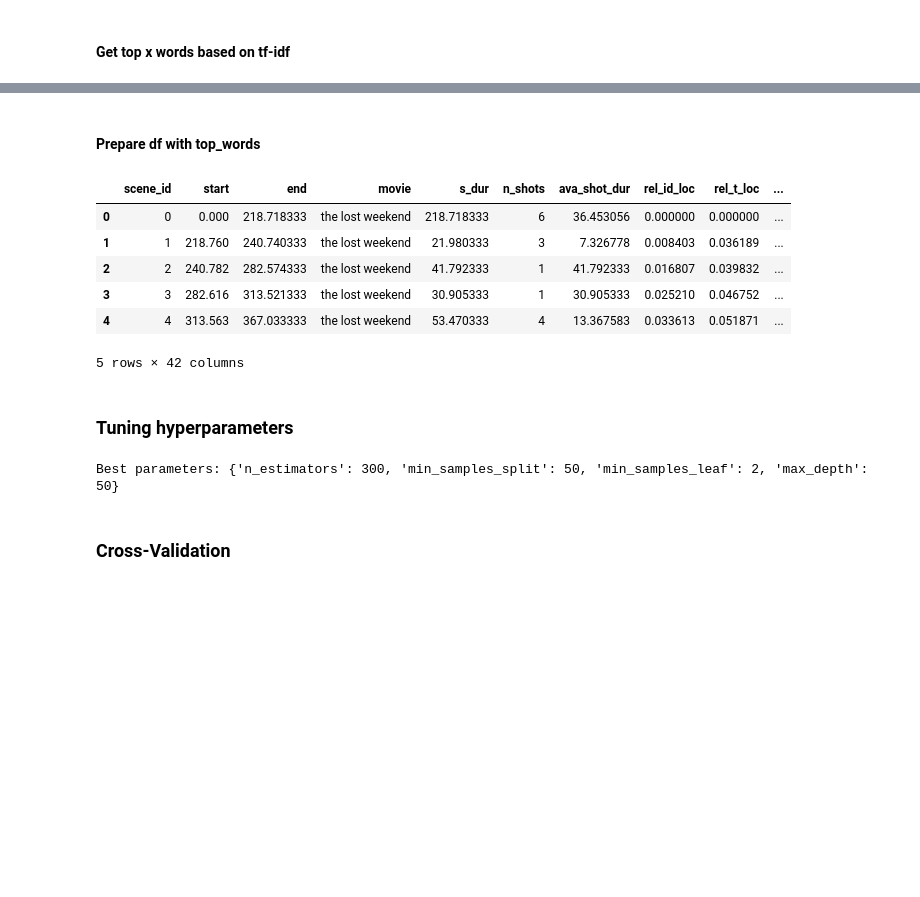
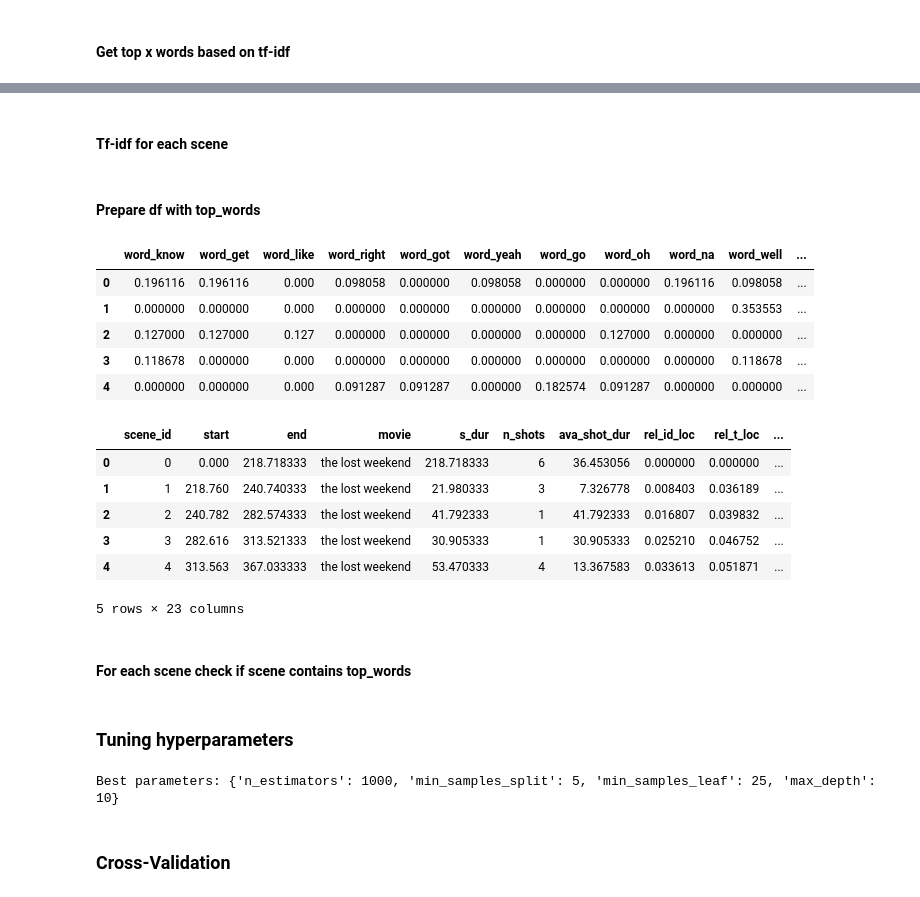
Before and after one commit to C7A7A/story-beats, a Jupyter notebook: story-beats.ipynb, the cells around one changed output, grey strips where cells are left out. Drawn from its saved outputs; the diff is of its cells as text; code cells hidden in the pictures; blank space fills up the shorter version.

Commit message:
tf-idf for each scene, pick top n words

```diff
--- a/story-beats.ipynb
+++ b/story-beats.ipynb
@@ -589,7 +593,7 @@ for movie_name, scenes in clean_train_movies_scenes_subtitles.items():
 
             train_transformed_subtitles[movie_name][scene_id] = subtitles
 # %%
-all_subtitles = " ".join([subtitles for scenes in train_transformed_subtitles.values() for subtitles in scenes.values()])
+all_subtitles = " ".join([word for scenes in train_transformed_subtitles.values() for subtitles in scenes.values() for word in subtitles])
 # %%
 from sklearn.feature_extraction.text import TfidfVectorizer
 from sklearn.feature_extraction.text import strip_accents_ascii
@@ -604,3 +614,5 @@ tfidf_dict = dict(zip(feature_names, tfidf_values))
+# %%
+all_tfidf_dict = tf_idf(all_subtitles)
 # %% [markdown]
 #### Get top x words based on tf-idf
 # %%
@@ -617,11 +630,2 @@ top_words = [word for word, _ in sorted_tfidf]
-# %%
-binary_vector = {}
-for movie_name, scenes in train_transformed_subtitles.items():
-    binary_vector[movie_name] = {}
-    for scene_id, subtitles in scenes.items():
-        scene_binary_vector = []
-        for word in top_words:
-            is_present = 1 if word in subtitles else 0
-            scene_binary_vector.append(is_present)
-
-        binary_vector[movie_name][scene_id] = scene_binary_vector
+# %% [markdown]
+#### Tf-idf for each scene
@@ -643,5 +653,26 @@ binary_vector_df.drop('index', axis=1, inplace=True)
+# %%
+all_dataframes = []
+
+for movie_name, scenes in train_transformed_subtitles.items():
+    for scene_id, subtitles in scenes.items():
+        scene_data = tf_idf_movies[movie_name][scene_id]
+        new_df = pd.DataFrame(scene_data).add_prefix(prefix)
+        new_df['movie'] = movie_name
+        new_df['scene_id'] = scene_id
+
+        all_dataframes.append(new_df)
+
+final_tf_idf_df = pd.concat(all_dataframes, ignore_index=True)
+final_tf_idf_df.head()
+# %% [output]
+|  | word_know | word_get | word_like | word_right | word_got | word_yeah | word_go | word_oh | word_na | word_well | ... |
+| 0 | 0.196116 | 0.196116 | 0.000 | 0.098058 | 0.000000 | 0.098058 | 0.000000 | 0.000000 | 0.196116 | 0.098058 | ... |
+| 1 | 0.000000 | 0.000000 | 0.000 | 0.000000 | 0.000000 | 0.000000 | 0.000000 | 0.000000 | 0.000000 | 0.353553 | ... |
+| 2 | 0.127000 | 0.127000 | 0.127 | 0.000000 | 0.000000 | 0.000000 | 0.000000 | 0.127000 | 0.000000 | 0.000000 | ... |
+| 3 | 0.118678 | 0.000000 | 0.000 | 0.000000 | 0.000000 | 0.000000 | 0.000000 | 0.000000 | 0.000000 | 0.118678 | ... |
+| 4 | 0.000000 | 0.000000 | 0.000 | 0.091287 | 0.091287 | 0.000000 | 0.182574 | 0.091287 | 0.000000 | 0.000000 | ... |
 # %%
-merged_train_data = pd.merge(train_full_data, binary_vector_df, on=['scene_id', 'movie'], how='left')
+merged_train_data = pd.merge(train_full_data, final_tf_idf_df, on=['scene_id', 'movie'], how='left')
 merged_train_data.fillna(0, inplace=True)
 merged_train_data.head()
 # %% [output]
@@ -651,4 +682,6 @@ merged_train_data.head()
 | 2 | 2 | 240.782 | 282.574333 | the lost weekend | 41.792333 | 1 | 41.792333 | 0.016807 | 0.039832 | ... |
 | 3 | 3 | 282.616 | 313.521333 | the lost weekend | 30.905333 | 1 | 30.905333 | 0.025210 | 0.046752 | ... |
 | 4 | 4 | 313.563 | 367.033333 | the lost weekend | 53.470333 | 4 | 13.367583 | 0.033613 | 0.051871 | ... |
-5 rows × 42 columns
+5 rows × 23 columns
+# %% [markdown]
+#### For each scene check if scene contains top_words
@@ -676,10 +737,10 @@ y = merged_train_data['label']
 # X_train, X_test, y_train, y_test = train_test_split(X, y, random_state=23, test_size=0.3, stratify=y)
 
 param_dist = {
-    'n_estimators': [50, 100, 150, 200, 250, 300, 350, 400],
+    'n_estimators': [50, 100, 150, 200, 250, 300, 350, 400, 500, 1000],
     'min_samples_split': [5, 10, 15, 20, 25, 30, 50, 70, 100],
     'min_samples_leaf': [1, 2, 5, 10, 15, 25],
-    'max_depth': [1, 2, 5, 10, 20, 50]
+    'max_depth': [1, 2, 5, 10, 20, 50, 75]
 }
 
 random_search = RandomizedSearchCV(RandomForestClassifier(random_state=23), param_distributions=param_dist, n_iter=10, cv=5, random_state=23, n_jobs=-1)
@@ -688,7 +749,7 @@ random_search.fit(X, y)
 
 print("Best parameters:", random_search.best_params_)
 # %% [output]
-Best parameters: {'n_estimators': 300, 'min_samples_split': 50, 'min_samples_leaf': 2, 'max_depth': 50}
+Best parameters: {'n_estimators': 1000, 'min_samples_split': 5, 'min_samples_leaf': 25, 'max_depth': 10}
 # %% [markdown]
 ### Cross-Validation
 # %%
```
Also changed, not shown: parts of 14 cells of this notebook.
